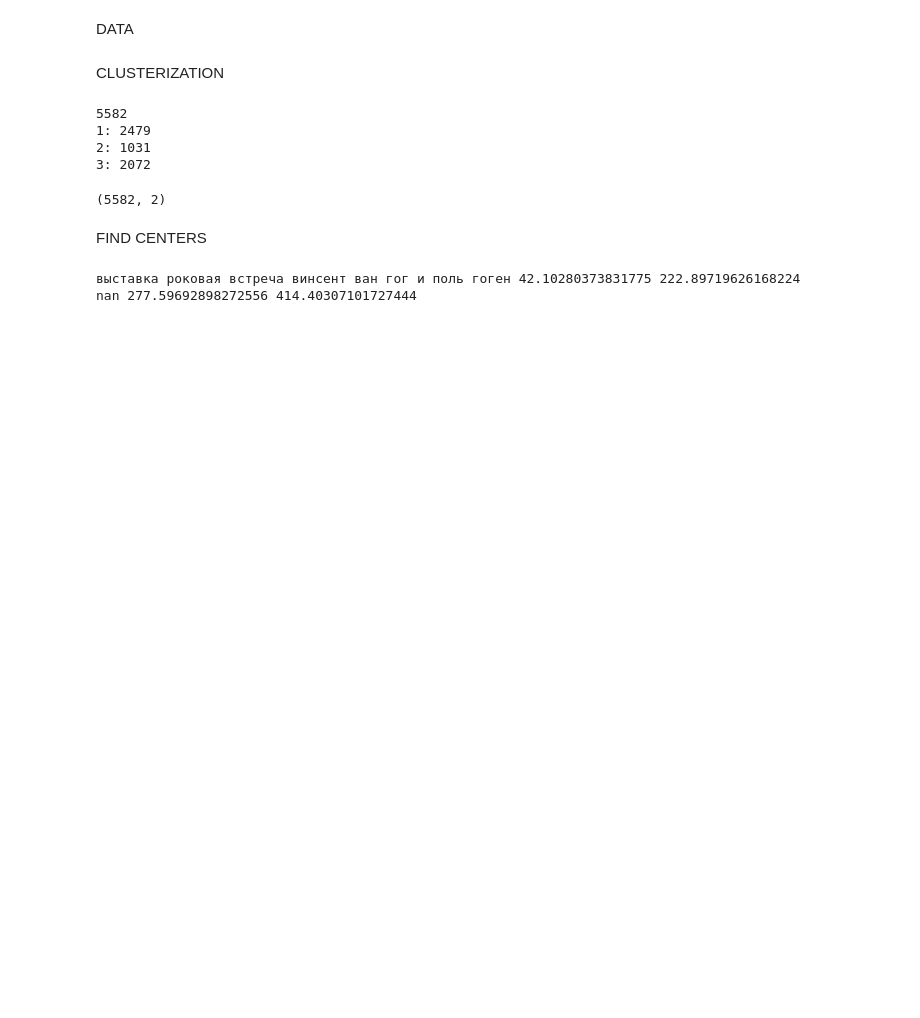
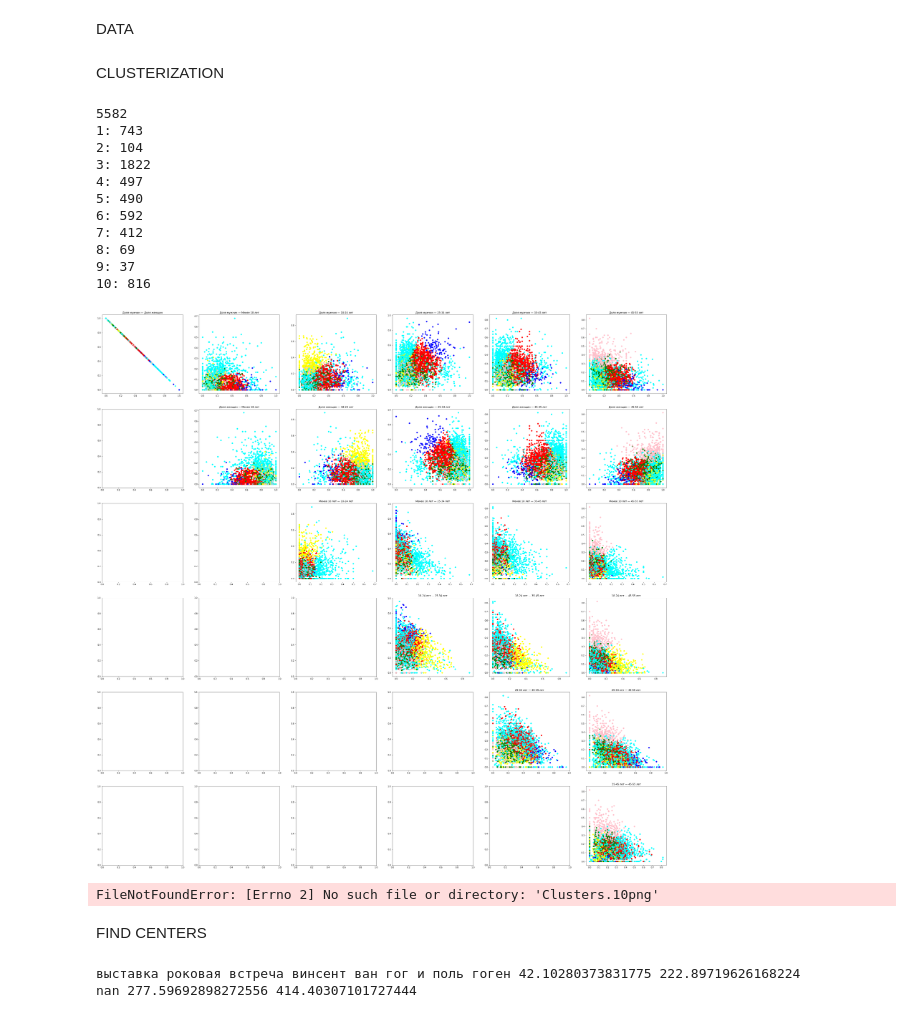
Before and after one commit to EmperorNao/TourismClusterisation, a Jupyter notebook: TourismClusters.ipynb, the cells around one changed output. Cells and saved outputs as stored; diff of their text form; code cells hidden in the pictures; blank space fills up the shorter version.

```diff
--- a/TourismClusters.ipynb
+++ b/TourismClusters.ipynb
@@ -74,7 +74,7 @@ x = pages[x_columns].to_numpy()
 # %% [markdown]
 CLUSTERIZATION
 # %%
-n_clusters = 3
+n_clusters = 10
 cls = SpectralClustering(n_clusters=n_clusters, n_init=10, random_state = seed)
 labels = cls.fit_predict(x)
 
@@ -84,19 +84,26 @@ for cluster in range(n_clusters):
     print(f"{cluster + 1}:", len(labels[labels == cluster]))
 # %% [output]
 5582
-1: 2479
-2: 1031
-3: 2072
+1: 743
+2: 104
+3: 1822
+4: 497
+5: 490
+6: 592
+7: 412
+8: 69
+9: 37
+10: 816
-# %%
-np.vstack([x[:, 0], x[:, 1]]).T.shape
-# %% [output]
-(5582, 2)
 # %%
-plot_subplots(pages['Перевод'], x, labels, x_columns, "Clusters.png")
+plot_subplots(pages['Перевод'], x, labels, x_columns, "Clusters" + str(n_clusters) + ".png")
+# %% [output]
+[figure, added]
 # %%
-img = mpimg.imread('Clusters.png')
+img = mpimg.imread('Clusters' + str(n_clusters) + '.png')
 plt.figure(figsize = (49, 49))
 plt.imshow(img)
+# %% [output]
+FileNotFoundError: [Errno 2] No such file or directory: 'Clusters.10png'
 # %%
 for i in range(x.shape[1]):
     for j in range(i + 1, x.shape[1]):
```
